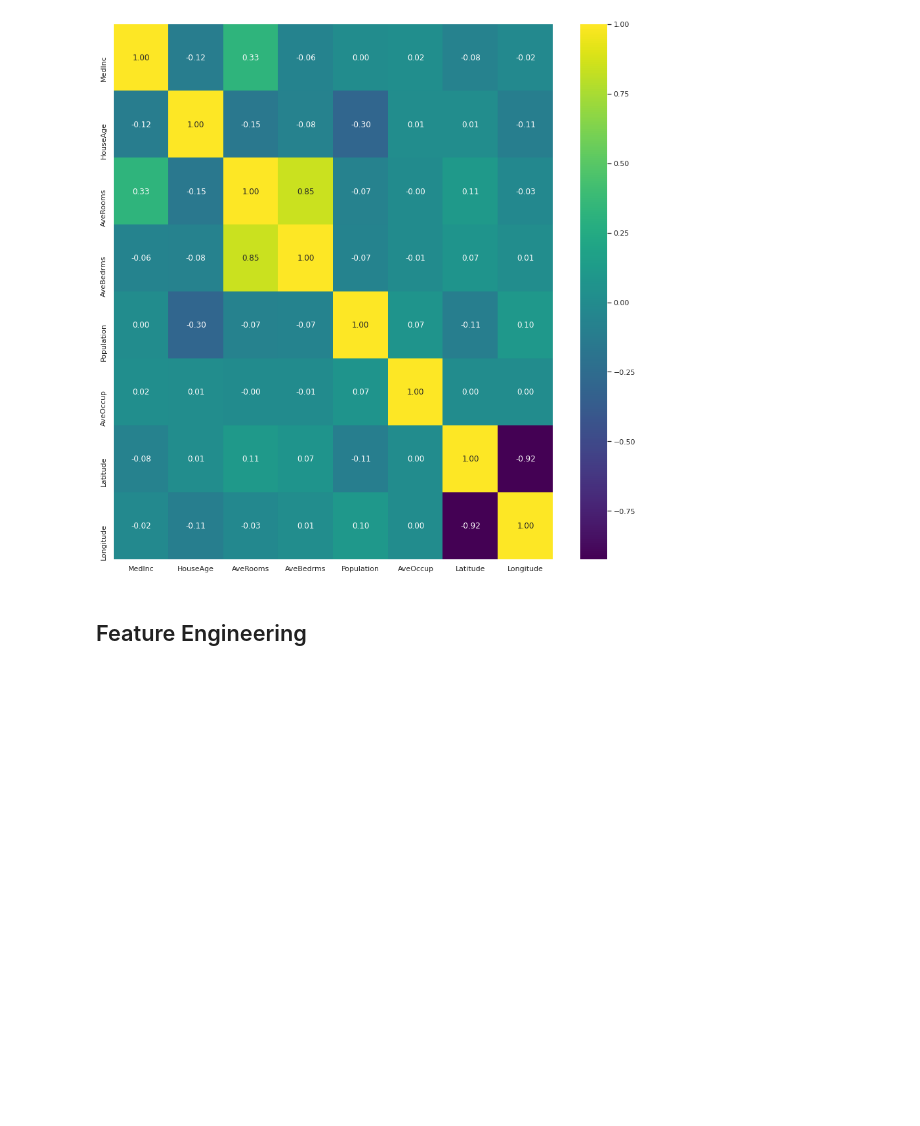
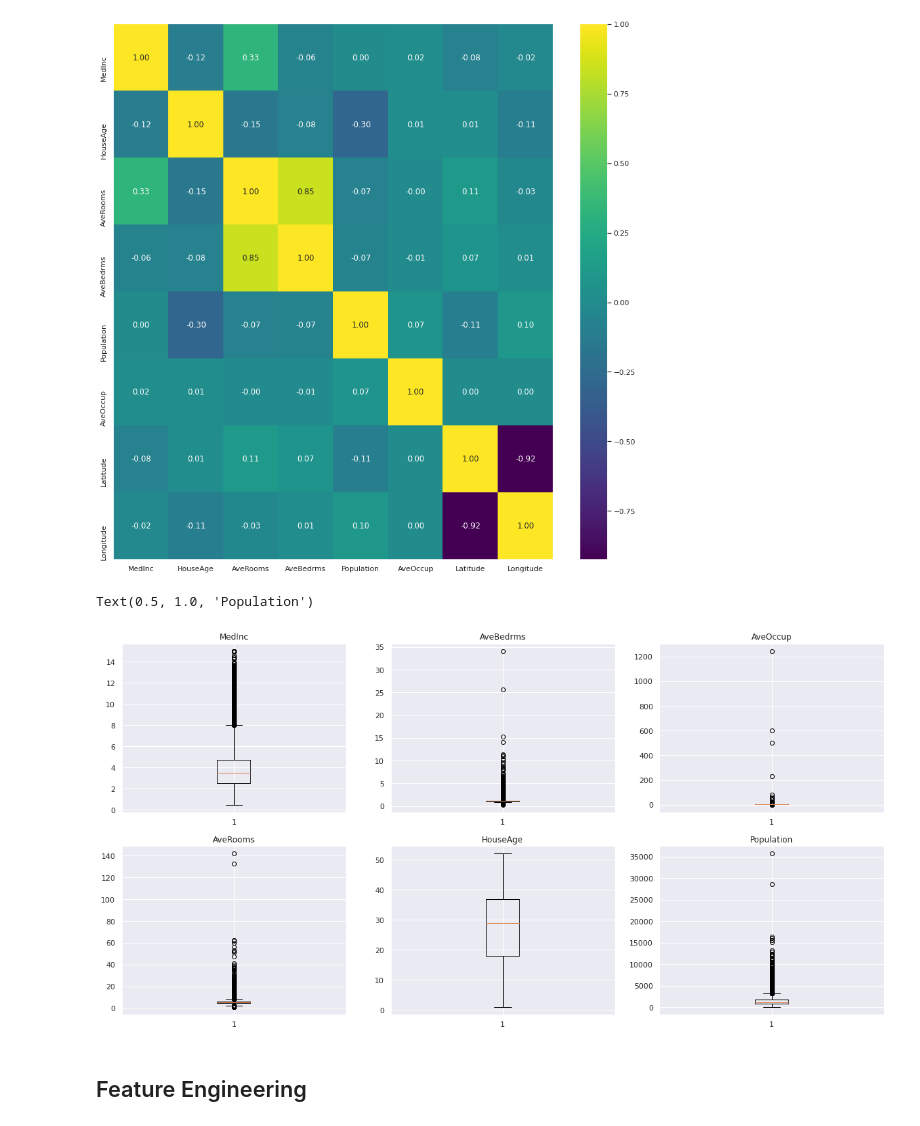
Before and after one commit to tutss/kaggle, a Jupyter notebook: training/califa_housing.ipynb, the cells around one changed output. Cells and saved outputs as stored; diff of their text form; code cells hidden in the pictures; blank space fills up the shorter version.

```diff
--- a/training/califa_housing.ipynb
+++ b/training/califa_housing.ipynb
@@ -113,5 +115,22 @@ sns.heatmap(corr, cmap='viridis', annot=True, fmt='.2f')
 # %% [output]
 <AxesSubplot:>
 [figure]
+# %%
+fig, ax = plt.subplots(2, 3)
+ax[0,0].boxplot(X.MedInc)
+ax[0,0].set_title("MedInc")
+ax[0,1].boxplot(X.AveBedrms)
+ax[0,1].set_title("AveBedrms")
+ax[0,2].boxplot(X.AveOccup)
+ax[0,2].set_title("AveOccup")
+ax[1,0].boxplot(X.AveRooms)
+ax[1,0].set_title("AveRooms")
+ax[1,1].boxplot(X.HouseAge)
+ax[1,1].set_title("HouseAge")
+ax[1,2].boxplot(X.Population)
+ax[1,2].set_title("Population")
+# %% [output]
+Text(0.5, 1.0, 'Population')
+[figure, added]
 # %% [markdown]
 ## Feature Engineering
```
Also changed, not shown: parts of 18 cells of this notebook.
